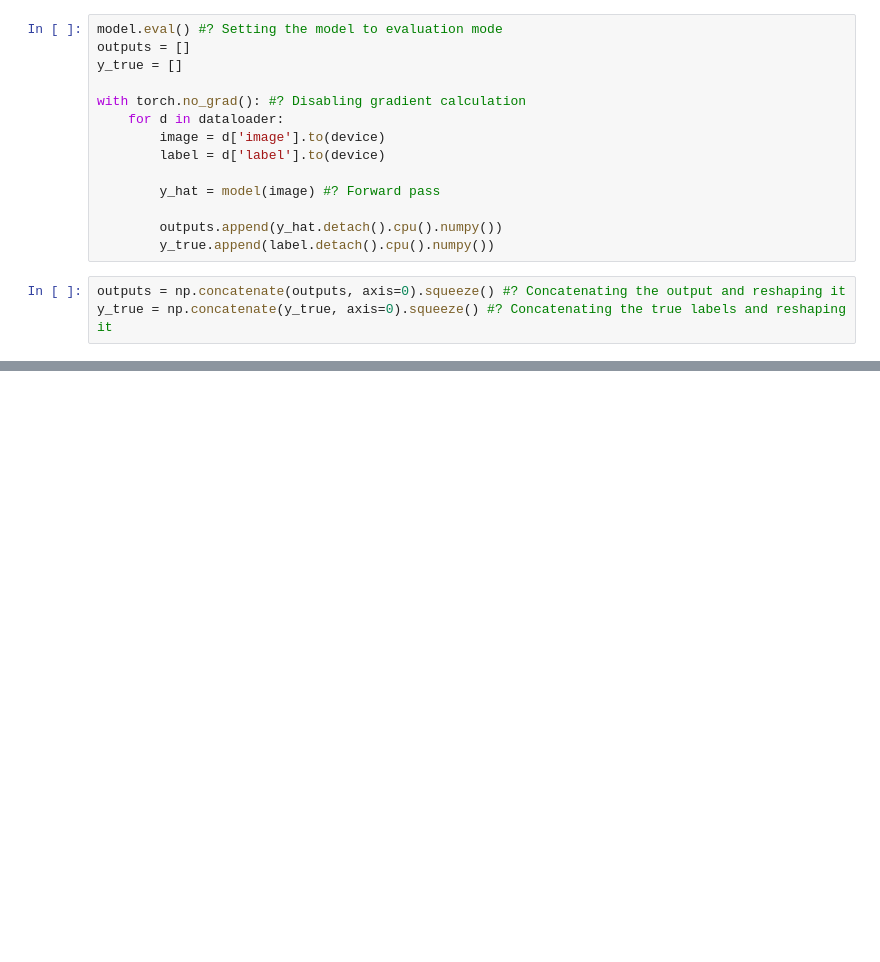
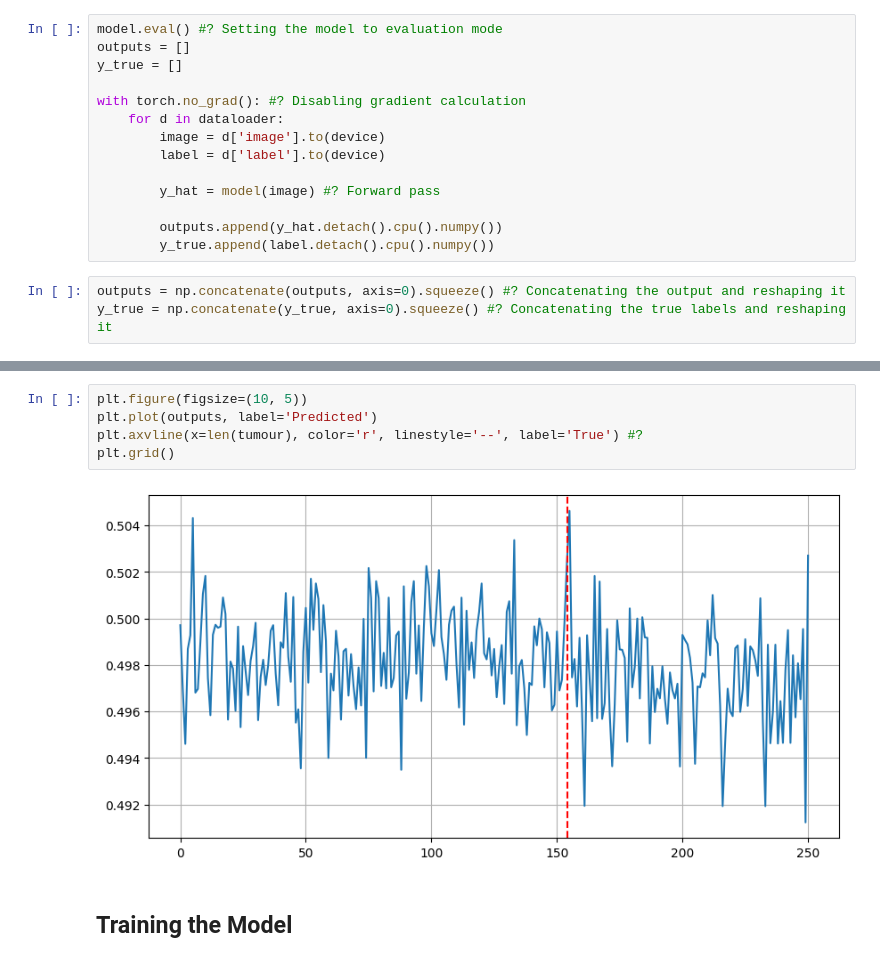
Before and after one commit to AaryaAshok77/BrainTumourDetector_DeepLearning, a Jupyter notebook: Brain_Tumour_Detector_Deep_Learning.ipynb, the cells around one changed output, grey strips where cells are left out. Drawn from its saved outputs; the diff is of its cells as text; blank space fills up the shorter version.

```diff
--- a/Brain_Tumour_Detector_Deep_Learning.ipynb
+++ b/Brain_Tumour_Detector_Deep_Learning.ipynb
@@ -218,0 +240,9 @@ accuracy_score(y_true, threshold(outputs)) #? Checking the accuracy of the model
+# %%
+plt.figure(figsize=(10, 5))
+plt.plot(outputs, label='Predicted')
+plt.axvline(x=len(tumour), color='r', linestyle='--', label='True') #?
+plt.grid()
+# %% [output]
+[figure, added]
+# %% [markdown]
+## Training the Model
```
Also changed, not shown: parts of 13 cells of this notebook, 1 other file.
